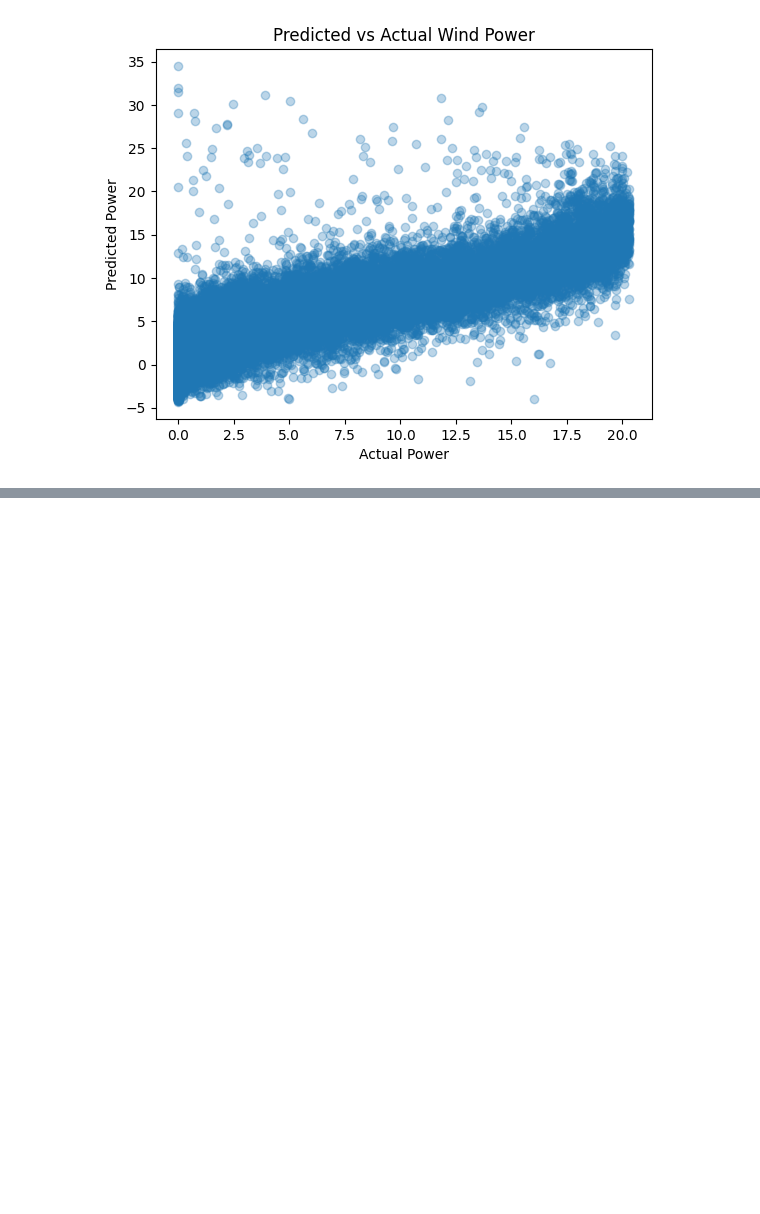
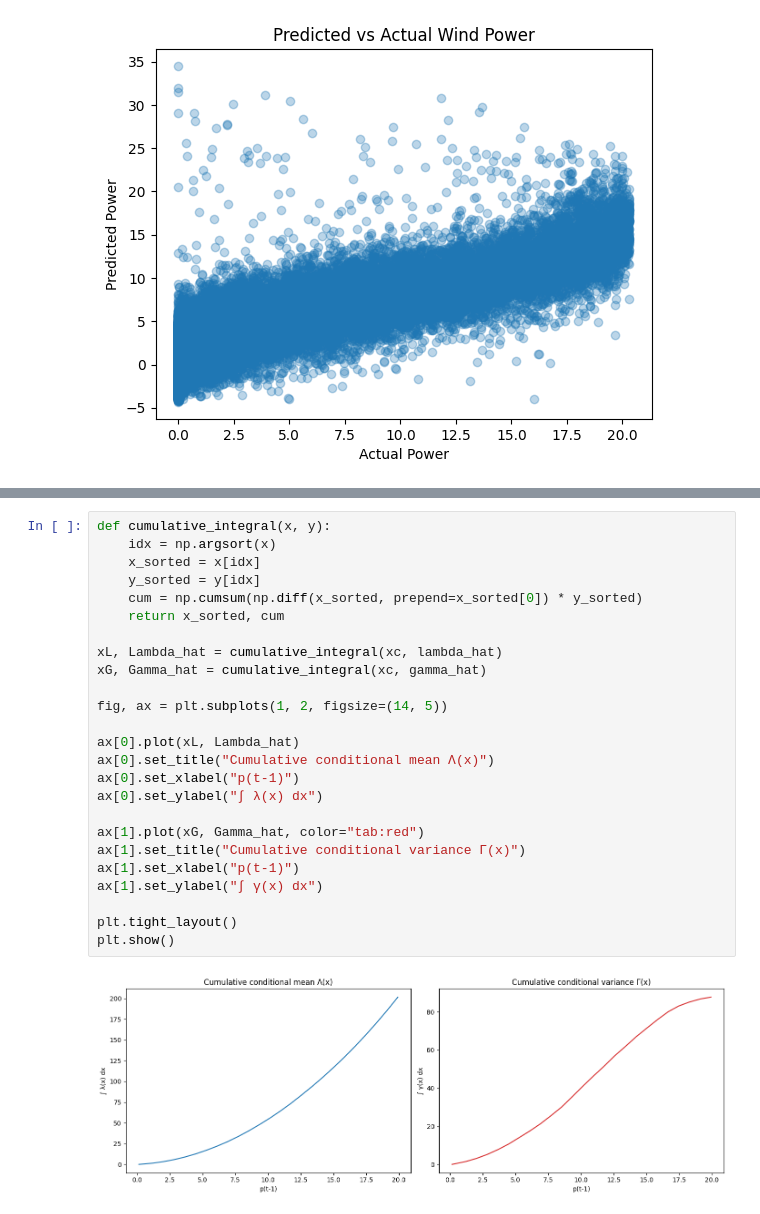
Before and after one commit to chrjx/AdvTSA, a Jupyter notebook: assignment4/tamas_preliminary/baseline_start.ipynb, the cells around one changed output, grey strips where cells are left out. Saved outputs shown, nothing was run; the diff lists cells and outputs as text; blank space fills up the shorter version.

```diff
--- a/assignment4/tamas_preliminary/baseline_start.ipynb
+++ b/assignment4/tamas_preliminary/baseline_start.ipynb
@@ -306,0 +361,27 @@ RMSE: 3.09
+# %%
+def cumulative_integral(x, y):
+    idx = np.argsort(x)
+    x_sorted = x[idx]
+    y_sorted = y[idx]
+    cum = np.cumsum(np.diff(x_sorted, prepend=x_sorted[0]) * y_sorted)
+    return x_sorted, cum
+
+xL, Lambda_hat = cumulative_integral(xc, lambda_hat)
+xG, Gamma_hat = cumulative_integral(xc, gamma_hat)
+
+fig, ax = plt.subplots(1, 2, figsize=(14, 5))
+
+ax[0].plot(xL, Lambda_hat)
+ax[0].set_title("Cumulative conditional mean Λ(x)")
+ax[0].set_xlabel("p(t-1)")
+ax[0].set_ylabel("∫ λ(x) dx")
+
+ax[1].plot(xG, Gamma_hat, color="tab:red")
+ax[1].set_title("Cumulative conditional variance Γ(x)")
+ax[1].set_xlabel("p(t-1)")
+ax[1].set_ylabel("∫ γ(x) dx")
+
+plt.tight_layout()
+plt.show()
+# %% [output]
+[figure, added]
```
Also changed, not shown: parts of 6 cells of this notebook, 1 other file.
